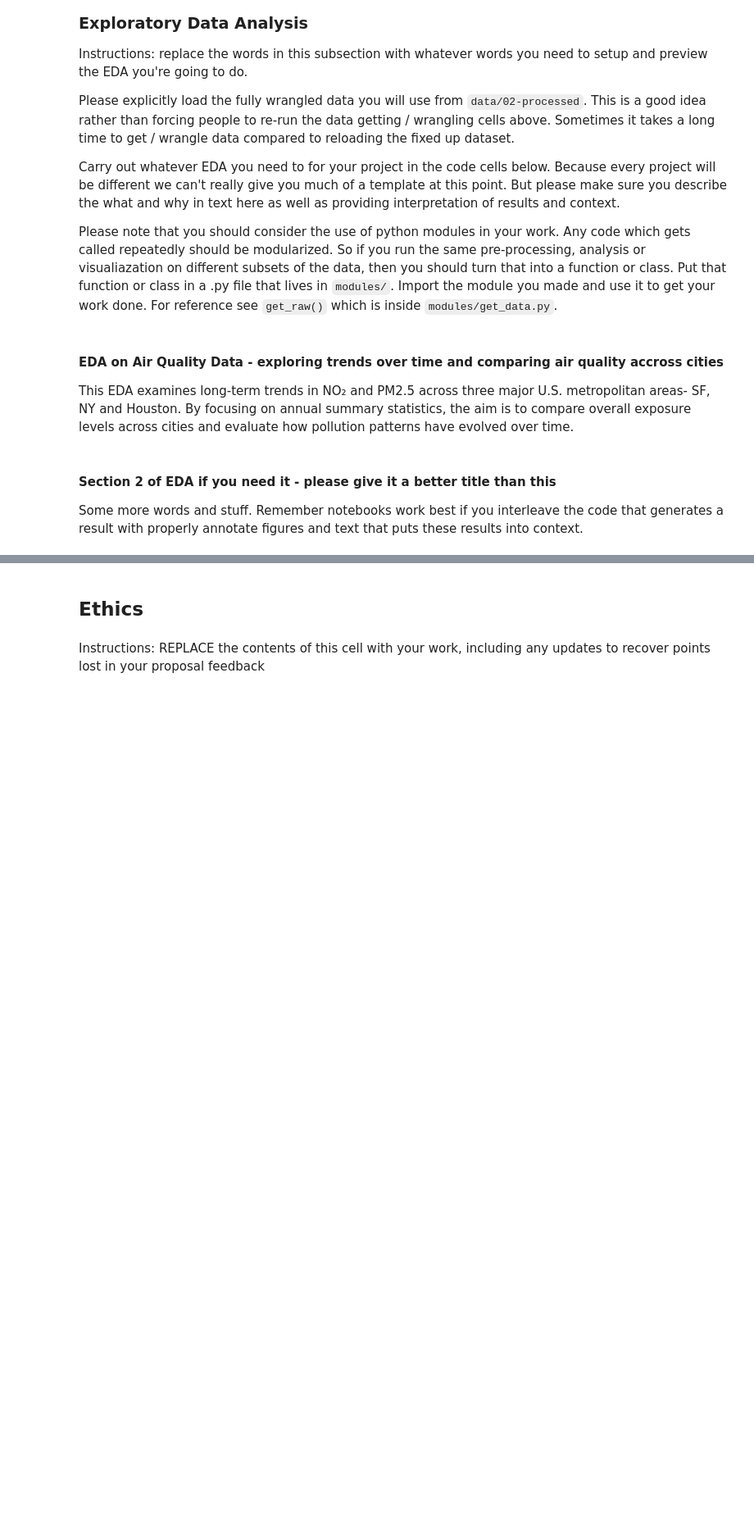
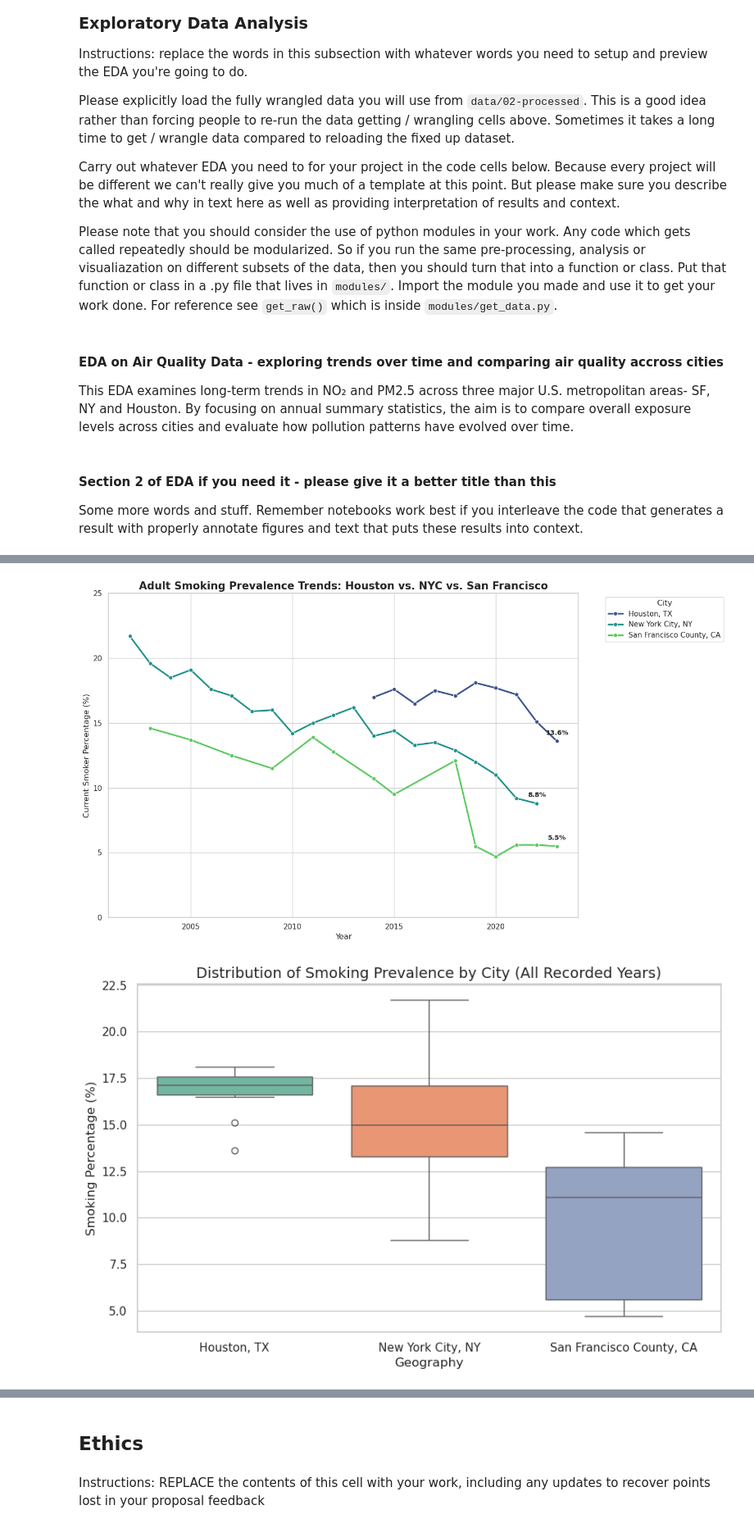
Before and after one commit to COGS108/Group026_WI26, a Jupyter notebook: 02-EDACheckpoint.ipynb, the cells around one changed output, grey strips where cells are left out. Shown at 82% size. Saved outputs shown, nothing was run; the diff lists cells and outputs as text; code cells hidden in the pictures; blank space fills up the shorter version.

Commit message:
smoking EDA analysis

```diff
--- a/02-EDACheckpoint.ipynb
+++ b/02-EDACheckpoint.ipynb
@@ -536,0 +548,62 @@ plt.show()
+# %%
+import pandas as pd
+import matplotlib.pyplot as plt
+import seaborn as sns
+
+# Set visual style
+sns.set_theme(style="whitegrid")
+plt.rcParams['figure.figsize'] = (12, 7)
+
+# 1. Load the cleaned data
+df = pd.read_csv('data/02-processed/combined_smoking_data_clean.csv')
+
+# 2. Create the Trend Plot (Line Plot)
+plt.figure(figsize=(14, 8))
+trend_plot = sns.lineplot(
+    data=df,
+    x='Year',
+    y='Current_Smoker_Pct',
+    hue='Geography',
+    marker='o',
+    linewidth=2.5,
+    palette='viridis'
+)
+
+plt.title('Adult Smoking Prevalence Trends: Houston vs. NYC vs. San Francisco', fontsize=16, fontweight='bold')
+plt.ylabel('Current Smoker Percentage (%)', fontsize=12)
+plt.xlabel('Year', fontsize=12)
+plt.ylim(0, 25)
+plt.legend(title='City', bbox_to_anchor=(1.05, 1), loc='upper left')
+
+# Annotate the most recent data point for each city
+for geo in df['Geography'].unique():
+    subset = df[df['Geography'] == geo].sort_values('Year')
+    if not subset.empty:
+        recent = subset.iloc[-1]
+        plt.annotate(f"{recent['Current_Smoker_Pct']}%",
+                     xy=(recent['Year'], recent['Current_Smoker_Pct']),
+                     textcoords="offset points",
+                     xytext=(0,10),
+                     ha='center',
+                     fontsize=10,
+                     fontweight='bold')
+
+plt.tight_layout()
+plt.show()
+
+# 3. Distribution Analysis (Boxplot) - Updated to fix Deprecation Warning
+plt.figure(figsize=(10, 6))
+sns.boxplot(
+    data=df,
+    x='Geography',
+    y='Current_Smoker_Pct',
+    hue='Geography',   # Assign x to hue
+    palette='Set2',
+    legend=False       # Hide redundant legend
+)
+plt.title('Distribution of Smoking Prevalence by City (All Recorded Years)', fontsize=14)
+plt.ylabel('Smoking Percentage (%)')
+plt.show()
+# %% [output]
+[figure, added]
+[figure, added]
```
Also changed, not shown: parts of 2 cells of this notebook, 2 other files.
